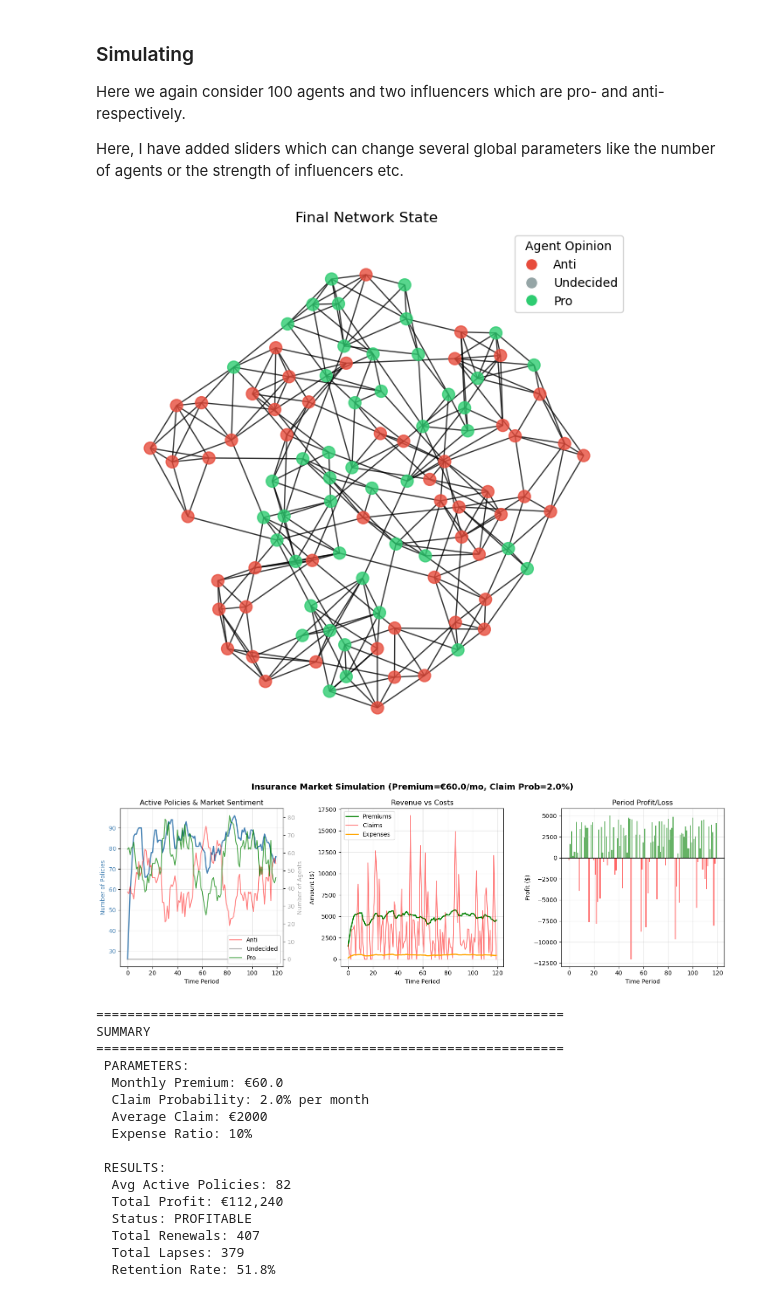
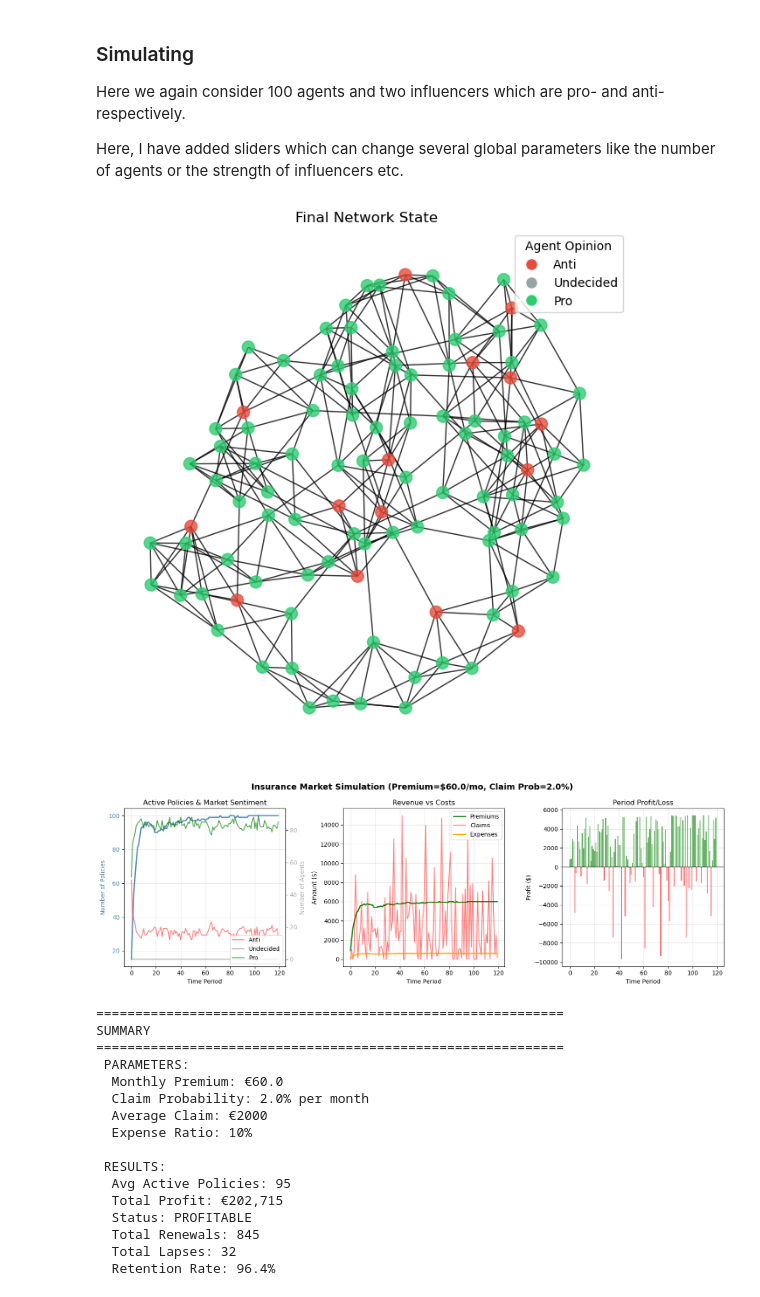
Before and after one commit to jprabhav/OpinionDynamics, a Jupyter notebook: Hybrid_Opinion_Risk_Model.ipynb, the cells around one changed output. Saved outputs shown, nothing was run; the diff lists cells and outputs as text; code cells hidden in the pictures.

Commit message:
Add files via upload
simplified decision logic and fixed purchase probability bug

```diff
--- a/Hybrid_Opinion_Risk_Model.ipynb
+++ b/Hybrid_Opinion_Risk_Model.ipynb
@@ -84,7 +87,7 @@ for t in range(30):
 
 plt.figure(figsize=(10, 5))
 for i in range(len(agents)):
-    plt.plot([h[i] for h in history], label=f"Agent {i}", alpha=0.7)
+    plt.plot([h[i] for h in history], label=f"Agent {i}", alpha=0.5)
 plt.title("Convergence to Equilibrium Position")
 plt.xlabel("Time Step")
 plt.ylabel("Position")
@@ -414,14 +371,10 @@ Here we define the main loop for the simulation, we will track the following met
 - Expenses
 - Profit
 # %%
-def run_simulation(n_agents=100, n_periods=120, k=6, p=0.1, avg_claim_size=2000, theta=0.05, claim_probability=0.02,  expense_ratio=0.20, seed=None):
-
-    # Fixes a seed
-    if seed is not None:
-        np.random.seed(seed)
+def run_simulation(n_agents=100, n_periods=120, k=6, p=0.1, avg_claim_size=2000, theta=0.05, claim_probability=0.02,  expense_ratio=0.20):
 
     premium_monthly = calculate_premium(avg_claim_size, theta, claim_probability)
-    G = build_network(n_agents, k=6, p=0.1, seed=seed)
+    G = build_network(n_agents, k=6, p=0.1)
     modified_agents = [ModifiedGalamAgent(i, np.random.choice([-1, 0, 1]), np.random.rand(), np.random.rand()) for i in range(n_agents)]
 
     influencers = [
@@ -452,10 +405,8 @@ def run_simulation(n_agents=100, n_periods=120, k=6, p=0.1, avg_claim_size=2000,
         for i, agent in enumerate(modified_agents):
             neighbors = [modified_agents[j] for j in G.neighbors(i)]
             agent.decide(neighbors)
-
-        np.random.shuffle(influencers)
         for influencer in influencers:
-            influencer.broadcast(modified_agents, strength=0.2)
+            influencer.broadcast(modified_agents, strength=0.5)
 
         # here we count the relevant statistics
 
@@ -479,7 +430,7 @@ def run_simulation(n_agents=100, n_periods=120, k=6, p=0.1, avg_claim_size=2000,
         for agent in modified_agents:
             if agent.has_policy and t >= agent.policy_start and t < agent.policy_end:
                 if np.random.rand() < claim_probability:
-                    claims_total += np.random.exponential(scale=avg_claim_size)   # here we model the claim distribution
+                    claims_total += np.random.exponential(scale=avg_claim_size)
                     agent.claims_count += 1
 
         profit = premium_collected - claims_total - expenses
@@ -504,12 +455,30 @@ def run_simulation(n_agents=100, n_periods=120, k=6, p=0.1, avg_claim_size=2000,
 We define some visualisations of the tracked data over the period.
 # %%
 def visualize_network(G, agents):
-
-    # Plot network
+    """Draw the final state of the network."""
+        # Plot network
     colors = {1: '#2ecc71', -1: '#e74c3c', 0: 'gray'}
     node_colors = [colors[a.opinion] for a in agents]
 
+    #pos = nx.spring_layout(G, seed=42)
     pos = nx.kamada_kawai_layout(G)
+
+    '''
+    ax = axes[i]
+
+    # Draw edges first with lighter color
+    nx.draw_networkx_edges(G, pos, ax=ax, alpha=0.1, width=0.3, edge_color='#bdc3c7')
+
+    # Draw all nodes with their opinion colors
+    nx.draw_networkx_nodes(G, pos, node_color=node_colors, node_size=60, ax=ax, alpha=0.9,
+                          edgecolors='white', linewidths=0.5)
+
+    # Highlight insured nodes with a ring
+    insured_nodes = [j for j in G.nodes() if insured[j]]
+    nx.draw_networkx_nodes(G, pos, nodelist=insured_nodes, node_color='none',
+                               node_size=90, ax=ax, alpha=1.0,
+                               edgecolors='#3498db', linewidths=2.0)
+    '''
 
     plt.figure(figsize=(6,6))
     nx.draw(G, pos, node_color=node_colors, with_labels=False, node_size=100,alpha=0.8)
@@ -525,6 +494,7 @@ def visualize_network(G, agents):
     plt.show()
 
 def create_visualizations(metrics, n_periods, premium, claim_prob, claim_size):
+    """Create clear visualizations of the simulation results."""
 
     fig, axes = plt.subplots(1, 3, figsize=(15, 5))
 
@@ -568,7 +538,7 @@ def create_visualizations(metrics, n_periods, premium, claim_prob, claim_size):
     ax.set_ylabel('Profit ($)')
     ax.grid(True, alpha=0.3)
 
-    plt.suptitle(f'Insurance Market Simulation (Premium=€{premium}/mo, Claim Prob={claim_prob:.1%})', fontsize=14, fontweight='bold')
+    plt.suptitle(f'Insurance Market Simulation (Premium=${premium}/mo, Claim Prob={claim_prob:.1%})', fontsize=14, fontweight='bold')
     plt.tight_layout()
     plt.show()
 
@@ -607,28 +577,26 @@ Here we again consider 100 agents and two influencers which are pro- and anti- r
 
 Here, I have added sliders which can change several global parameters like the number of agents or the strength of influencers etc.
 # %%
-fix_seed=44
-
 n_agents=100
 n_periods=120
 k=6
 p=0.1
 
 
 avg_claim_size=2000
 theta=0.5
 claim_probability=0.02
 premium_monthly = calculate_premium(avg_claim_size, theta, claim_probability)
 expense_ratio=0.1
 
-final_agents, final_network, metrics = run_simulation(n_agents, n_periods, k, p, avg_claim_size, theta, claim_probability, expense_ratio, fix_seed)
+final_agents, final_network, metrics = run_simulation(n_agents, n_periods, k, p, avg_claim_size, theta, claim_probability, expense_ratio)
 
 visualize_network(final_network, final_agents)
 create_visualizations(metrics, n_periods, premium_monthly, claim_probability, avg_claim_size)
 print_summary(metrics, premium_monthly, claim_probability, avg_claim_size, expense_ratio)
 # %% [output]
-[figure, old version]
+[figure, new version]
-[figure, old version]
+[figure, new version]
 ============================================================
 SUMMARY
 ============================================================
@@ -639,9 +607,9 @@ SUMMARY
   Expense Ratio: 10%
 
  RESULTS:
-  Avg Active Policies: 82
-  Total Profit: €112,240
+  Avg Active Policies: 95
+  Total Profit: €202,715
   Status: PROFITABLE
-  Total Renewals: 407
-  Total Lapses: 379
-  Retention Rate: 51.8%
+  Total Renewals: 845
+  Total Lapses: 32
+  Retention Rate: 96.4%
```
Also changed, not shown: parts of 15 cells of this notebook.
